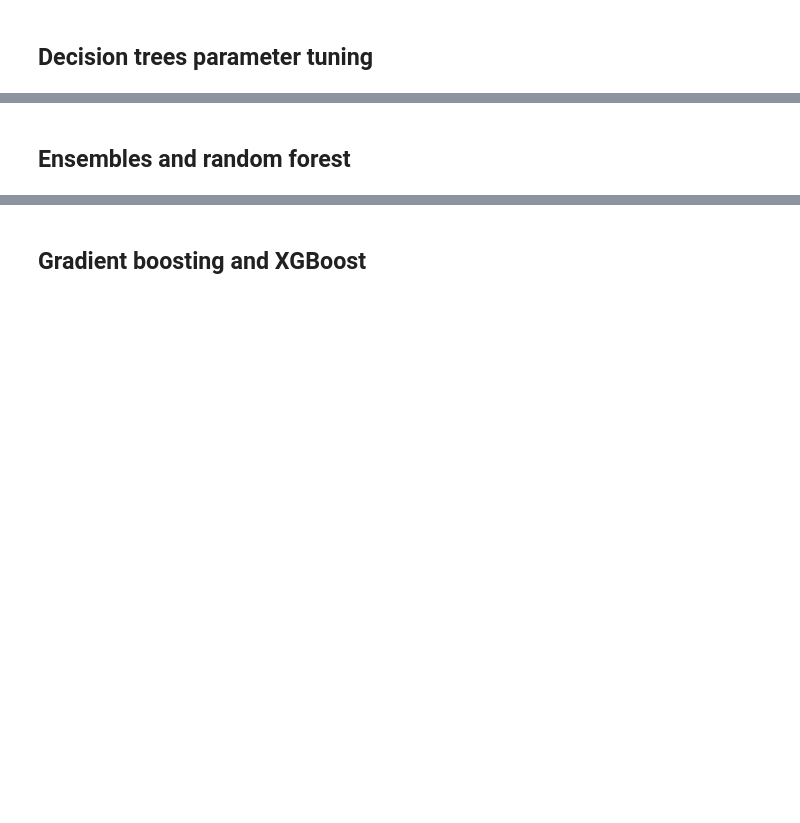
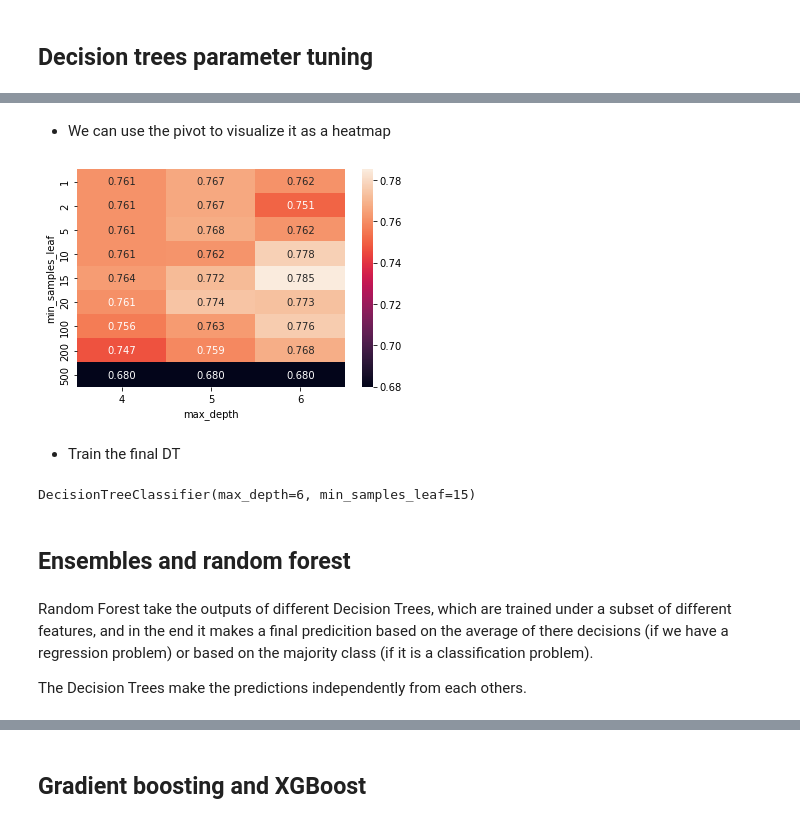
Before and after one commit to filipebodas/ml_zoomcamp, a Jupyter notebook: 06_trees/credit_risk_scoring.ipynb, the cells around one changed output, grey strips where cells are left out. Cells and saved outputs as stored; diff of their text form; code cells hidden in the pictures; blank space fills up the shorter version.

Commit message:
trees

```diff
--- a/06_trees/credit_risk_scoring.ipynb
+++ b/06_trees/credit_risk_scoring.ipynb
@@ -185,0 +675,12 @@ del df_test['status']
+# %%
+for d in [4, 5, 6]:
+    for s in [1, 2, 5, 10, 15, 20, 100, 200, 500]:
+        dt = DecisionTreeClassifier(max_depth = d, min_samples_leaf = s)
+        dt.fit(X_train, y_train)
+
+        y_pred = dt.predict_proba(X_val)[:,1]
+
+        auc = roc_auc_score(y_val, y_pred)
+
+        print('(%4s, %3d) -> %.3f' % (d, s, auc))
+        # print(f"depth: {str(d):4s}, min_sample_leaf: {s:4}, auc: {auc:.3f}")
@@ -185,0 +707,18 @@ del df_test['status']
+# %%
+scores = []
+
+for d in [4, 5, 6]:
+    for s in [1, 2, 5, 10, 15, 20, 100, 200, 500]:
+        dt = DecisionTreeClassifier(max_depth = d, min_samples_leaf = s)
+        dt.fit(X_train, y_train)
+
+        y_pred = dt.predict_proba(X_val)[:,1]
+
+        auc = roc_auc_score(y_val, y_pred)
+
+        scores.append((d, s, auc))
+# %%
+columns = ['max_depth', 'min_samples_leaf', 'auc']
+
+df_scores = pd.DataFrame(scores, columns = columns)
+df_scores.head()
@@ -185,0 +754,4 @@ del df_test['status']
+# %%
+df_scores_pivot = df_scores.pivot(index = 'min_samples_leaf', columns = 'max_depth', values = 'auc')
+
+df_scores_pivot.round(3)
@@ -186,2 +770,19 @@ del df_test['status']
+# %% [markdown]
+- We can use the pivot to visualize it as a heatmap
+# %%
+sns.heatmap(df_scores_pivot, annot = True, fmt = ".3f");
+# %% [output]
+[figure, added]
+# %% [markdown]
+- Train the final DT
+# %%
+dt = DecisionTreeClassifier(max_depth = 6, min_samples_leaf = 15)
+dt.fit(X_train, y_train)
+# %% [output]
+DecisionTreeClassifier(max_depth=6, min_samples_leaf=15)
 # %% [markdown]
 ## Ensembles and random forest
+# %% [markdown]
+Random Forest take the outputs of different Decision Trees, which are trained under a subset of different features, and in the end it makes a final predicition based on the average of there decisions (if we have a regression problem) or based on the majority class (if it is a classification problem).
+
+The Decision Trees make the predictions independently from each others.
```
Also changed, not shown: parts of 139 cells of this notebook.
